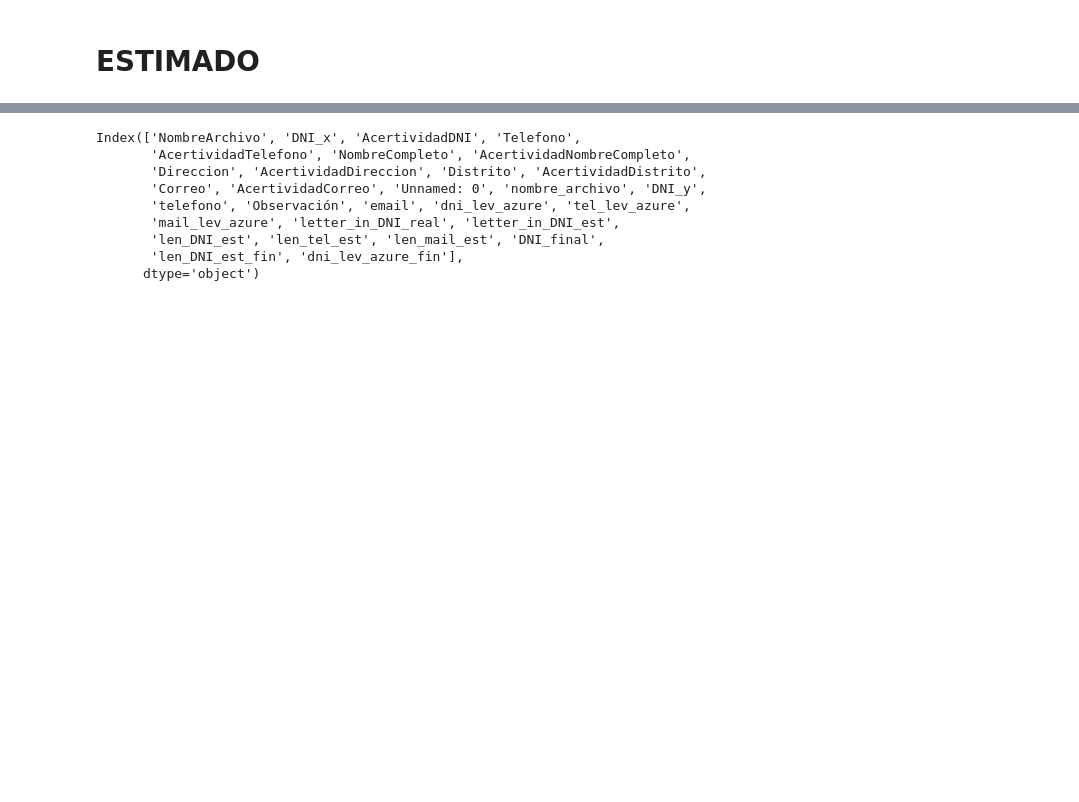
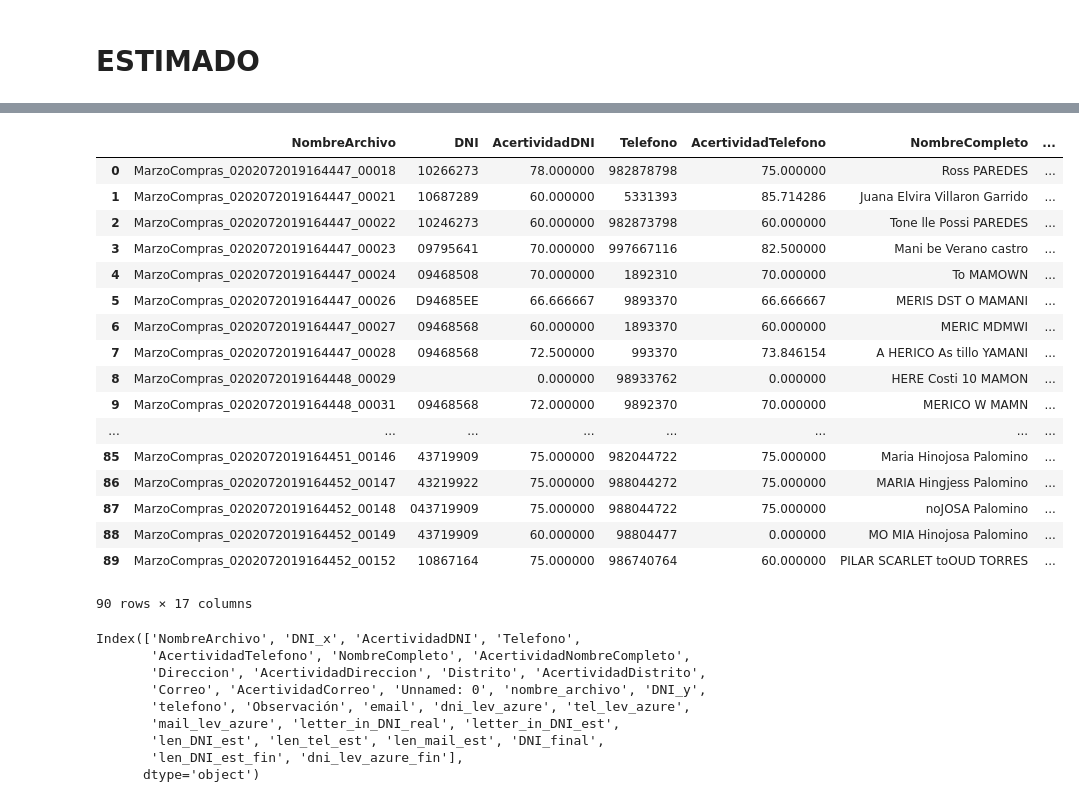
Before and after one commit to hvcdrake/handwrittenExtractor, a Jupyter notebook: notebooks_flow/AzureComparing.ipynb, the cells around one changed output, grey strips where cells are left out. Cells and saved outputs as stored; diff of their text form; code cells hidden in the pictures; blank space fills up the shorter version.

```diff
--- a/notebooks_flow/AzureComparing.ipynb
+++ b/notebooks_flow/AzureComparing.ipynb
@@ -89,6 +102,27 @@ m3100_real.head()
 # %%
-bd_azure = pd.read_csv('azure_result/azure_result_metrics_afterclean.csv', dtype={'DNI':str, 'telefono':str})
+bd_azure = pd.read_csv('azure_result/azure_result.csv', dtype={'DNI':str, 'telefono':str})
 bd_azure = bd_azure.fillna('')
+# %%
+bd_azure.head(100)
+# %% [output]
+|  | NombreArchivo | DNI | AcertividadDNI | Telefono | AcertividadTelefono | NombreCompleto | ... |
+| 0 | MarzoCompras_0202072019164447_00018 | 10266273 | 78.000000 | 982878798 | 75.000000 | Ross PAREDES | ... |
+| 1 | MarzoCompras_0202072019164447_00021 | 10687289 | 60.000000 | 5331393 | 85.714286 | Juana Elvira Villaron Garrido | ... |
+| 2 | MarzoCompras_0202072019164447_00022 | 10246273 | 60.000000 | 982873798 | 60.000000 | Tone lle Possi PAREDES | ... |
+| 3 | MarzoCompras_0202072019164447_00023 | 09795641 | 70.000000 | 997667116 | 82.500000 | Mani be Verano castro | ... |
+| 4 | MarzoCompras_0202072019164447_00024 | 09468508 | 70.000000 | 1892310 | 70.000000 | To MAMOWN | ... |
+| 5 | MarzoCompras_0202072019164447_00026 | D94685EE | 66.666667 | 9893370 | 66.666667 | MERIS DST O MAMANI | ... |
+| 6 | MarzoCompras_0202072019164447_00027 | 09468568 | 60.000000 | 1893370 | 60.000000 | MERIC MDMWI | ... |
+| 7 | MarzoCompras_0202072019164447_00028 | 09468568 | 72.500000 | 993370 | 73.846154 | A HERICO As tillo YAMANI | ... |
+| 8 | MarzoCompras_0202072019164448_00029 |  | 0.000000 | 98933762 | 0.000000 | HERE Costi 10 MAMON | ... |
+| 9 | MarzoCompras_0202072019164448_00031 | 09468568 | 72.000000 | 9892370 | 70.000000 | MERICO W MAMN | ... |
+| ... | ... | ... | ... | ... | ... | ... | ... |
+| 85 | MarzoCompras_0202072019164451_00146 | 43719909 | 75.000000 | 982044722 | 75.000000 | Maria Hinojosa Palomino | ... |
+| 86 | MarzoCompras_0202072019164452_00147 | 43219922 | 75.000000 | 988044272 | 75.000000 | MARIA Hingjess Palomino | ... |
+| 87 | MarzoCompras_0202072019164452_00148 | 043719909 | 75.000000 | 988044722 | 75.000000 | noJOSA Palomino | ... |
+| 88 | MarzoCompras_0202072019164452_00149 | 43719909 | 60.000000 | 98804477 | 0.000000 | MO MIA Hinojosa Palomino | ... |
+| 89 | MarzoCompras_0202072019164452_00152 | 10867164 | 75.000000 | 986740764 | 60.000000 | PILAR SCARLET toOUD TORRES | ... |
+90 rows × 17 columns
 # %%
 total_comp_azure = pd.merge(bd_azure, m3100_real, how='left', on='NombreArchivo')
 total_comp_azure['dni_lev_azure'] = np_distance(total_comp_azure['DNI_x'],total_comp_azure['DNI_y'])
```
Also changed, not shown: parts of 2 cells of this notebook, 7 other files.
